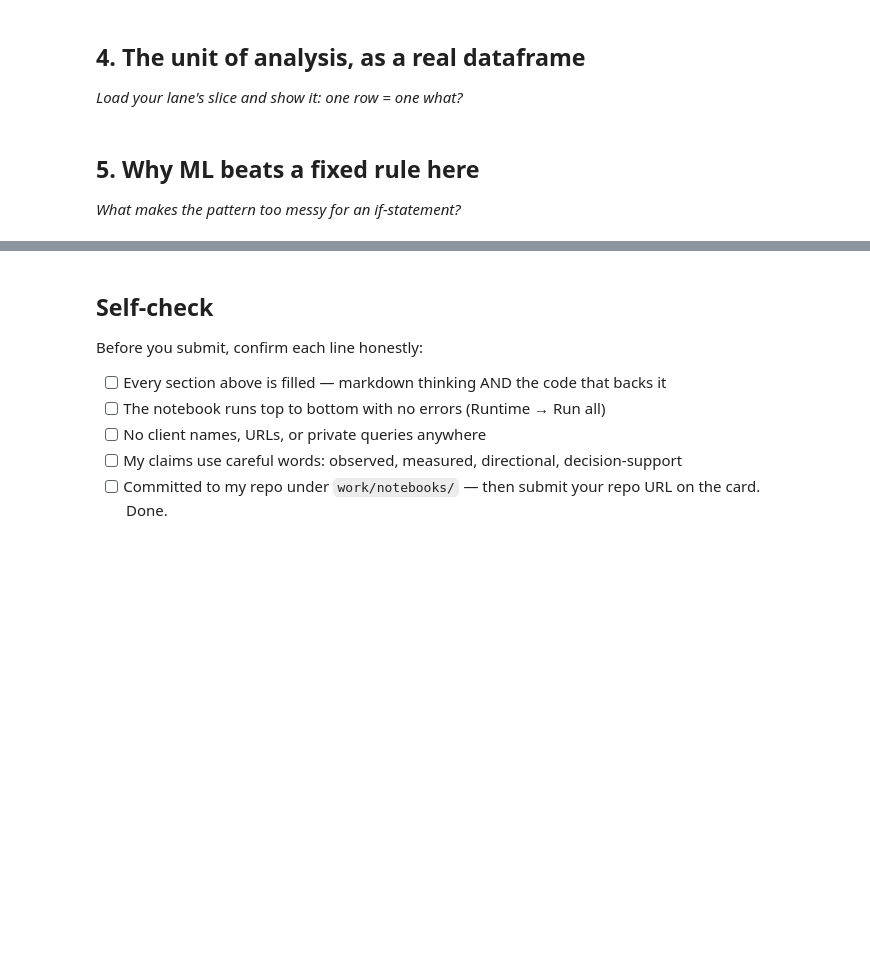
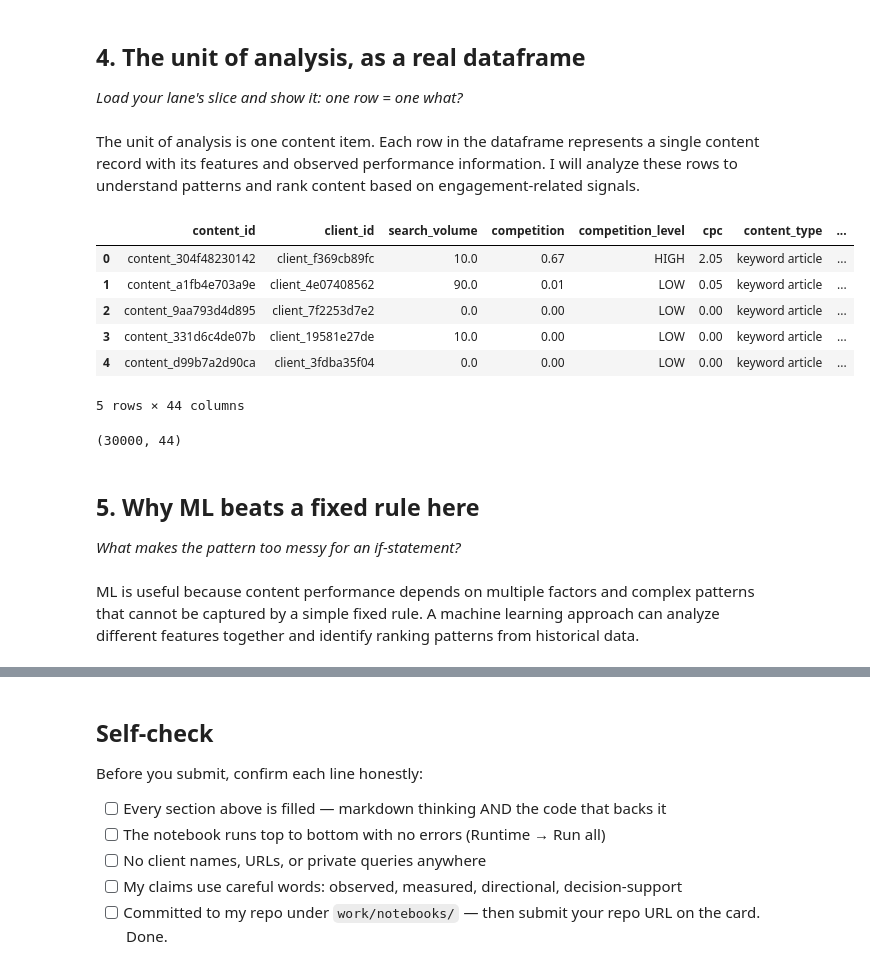
Before and after one commit to supriya-006/FlyRank_Assignment, a Jupyter notebook: work/notebooks/w02_ml_task_framing.ipynb, the cells around one changed output, grey strips where cells are left out. Saved outputs shown, nothing was run; the diff lists cells and outputs as text; code cells hidden in the pictures; blank space fills up the shorter version.

```diff
--- a/work/notebooks/w02_ml_task_framing.ipynb
+++ b/work/notebooks/w02_ml_task_framing.ipynb
@@ -31,13 +74,32 @@ This skeleton is yours to fill. Work the sections **in order** — each one has
 ## 4. The unit of analysis, as a real dataframe
 
 *Load your lane's slice and show it: one row = one what?*
+# %% [markdown]
+The unit of analysis is one content item. Each row in the dataframe represents a single content record with its features and observed performance information. I will analyze these rows to understand patterns and rank content based on engagement-related signals.
 # %%
 # This cell is for CODE (numbers, a query, a check).
 # Write your text answer in the cell ABOVE this one — typing sentences here breaks Run All.
+
+# Show the dataset rows for the unit of analysis
+df.head()
+# %% [output]
+|  | content_id | client_id | search_volume | competition | competition_level | cpc | content_type | ... |
+| 0 | content_304f48230142 | client_f369cb89fc | 10.0 | 0.67 | HIGH | 2.05 | keyword article | ... |
+| 1 | content_a1fb4e703a9e | client_4e07408562 | 90.0 | 0.01 | LOW | 0.05 | keyword article | ... |
+| 2 | content_9aa793d4d895 | client_7f2253d7e2 | 0.0 | 0.00 | LOW | 0.00 | keyword article | ... |
+| 3 | content_331d6c4de07b | client_19581e27de | 10.0 | 0.00 | LOW | 0.00 | keyword article | ... |
+| 4 | content_d99b7a2d90ca | client_3fdba35f04 | 0.0 | 0.00 | LOW | 0.00 | keyword article | ... |
+5 rows × 44 columns
+# %%
+df.shape
+# %% [output]
+(30000, 44)
 # %% [markdown]
 ## 5. Why ML beats a fixed rule here
 
 *What makes the pattern too messy for an if-statement?*
+# %% [markdown]
+ML is useful because content performance depends on multiple factors and complex patterns that cannot be captured by a simple fixed rule. A machine learning approach can analyze different features together and identify ranking patterns from historical data.
 # %%
 # This cell is for CODE (numbers, a query, a check).
 # Write your text answer in the cell ABOVE this one — typing sentences here breaks Run All.
```
Also changed, not shown: parts of 9 cells of this notebook.
